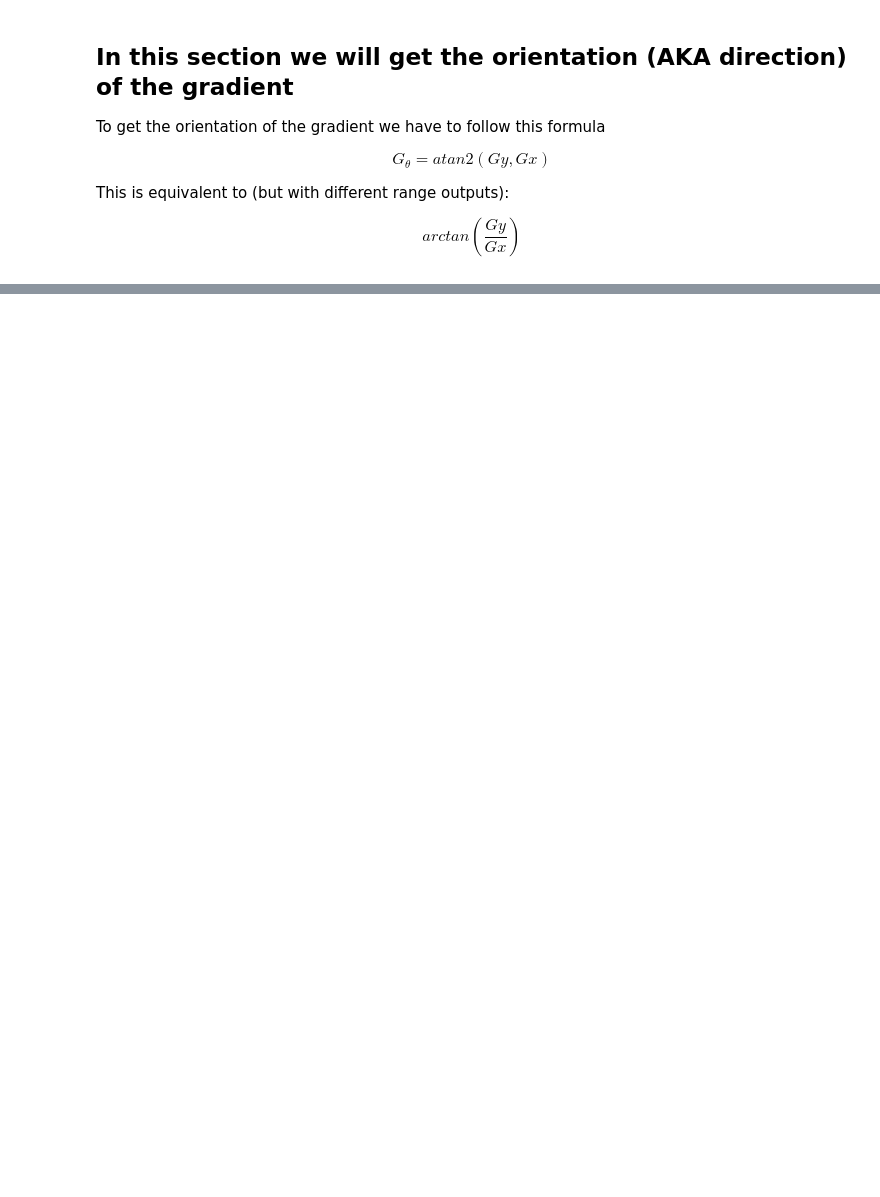
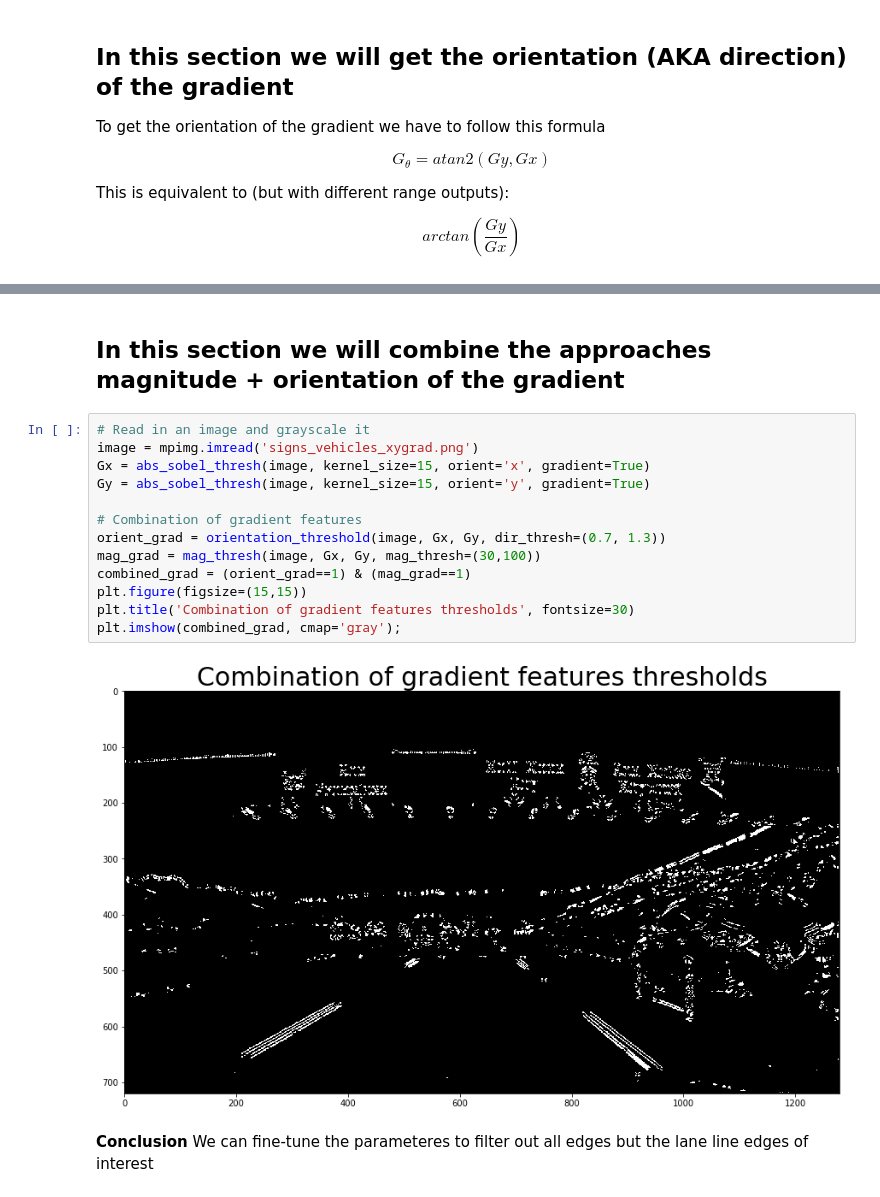
Before and after one commit to CheloGE/CarND-Tinker_with_Sobel_operator, a Jupyter notebook: Sobel Tinkering.ipynb, the cells around one changed output, grey strips where cells are left out. Drawn from its saved outputs; the diff is of its cells as text; blank space fills up the shorter version.

```diff
--- a/Sobel Tinkering.ipynb
+++ b/Sobel Tinkering.ipynb
@@ -195,0 +203,19 @@ plt.imshow(orientation_threshold(image,Gx,Gy, dir_thresh=(0.7, 1.3)), cmap='gray
+# %% [markdown]
+## In this section we will combine the approaches magnitude + orientation of the gradient
+# %%
+# Read in an image and grayscale it
+image = mpimg.imread('signs_vehicles_xygrad.png')
+Gx = abs_sobel_thresh(image, kernel_size=15, orient='x', gradient=True)
+Gy = abs_sobel_thresh(image, kernel_size=15, orient='y', gradient=True)
+
+# Combination of gradient features
+orient_grad = orientation_threshold(image, Gx, Gy, dir_thresh=(0.7, 1.3))
+mag_grad = mag_thresh(image, Gx, Gy, mag_thresh=(30,100))
+combined_grad = (orient_grad==1) & (mag_grad==1)
+plt.figure(figsize=(15,15))
+plt.title('Combination of gradient features thresholds', fontsize=30)
+plt.imshow(combined_grad, cmap='gray');
+# %% [output]
+[figure, added]
+# %% [markdown]
+**Conclusion** We can fine-tune the parameteres to filter out all edges but the lane line edges of interest
```
Also changed, not shown: parts of 6 cells of this notebook.
